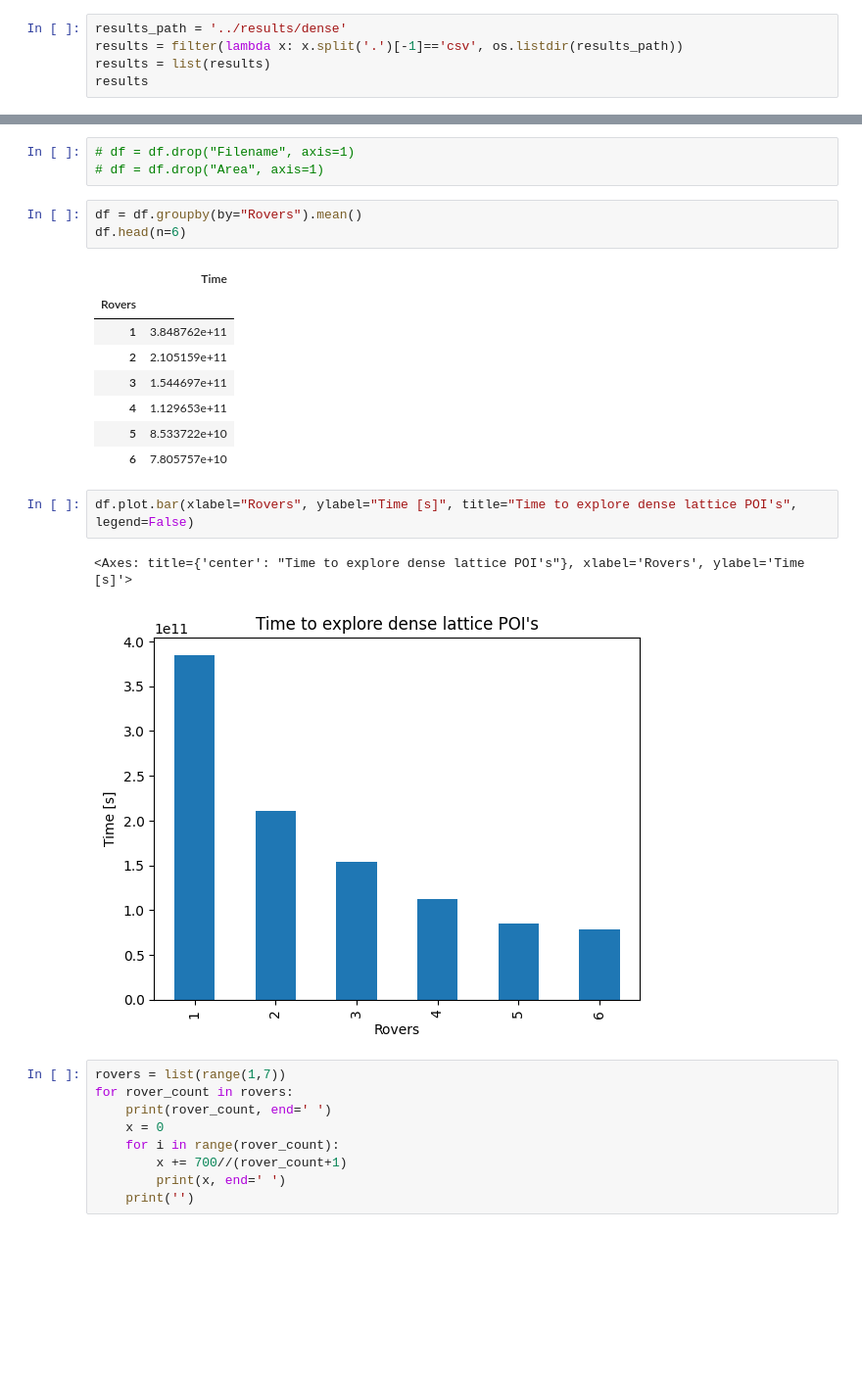
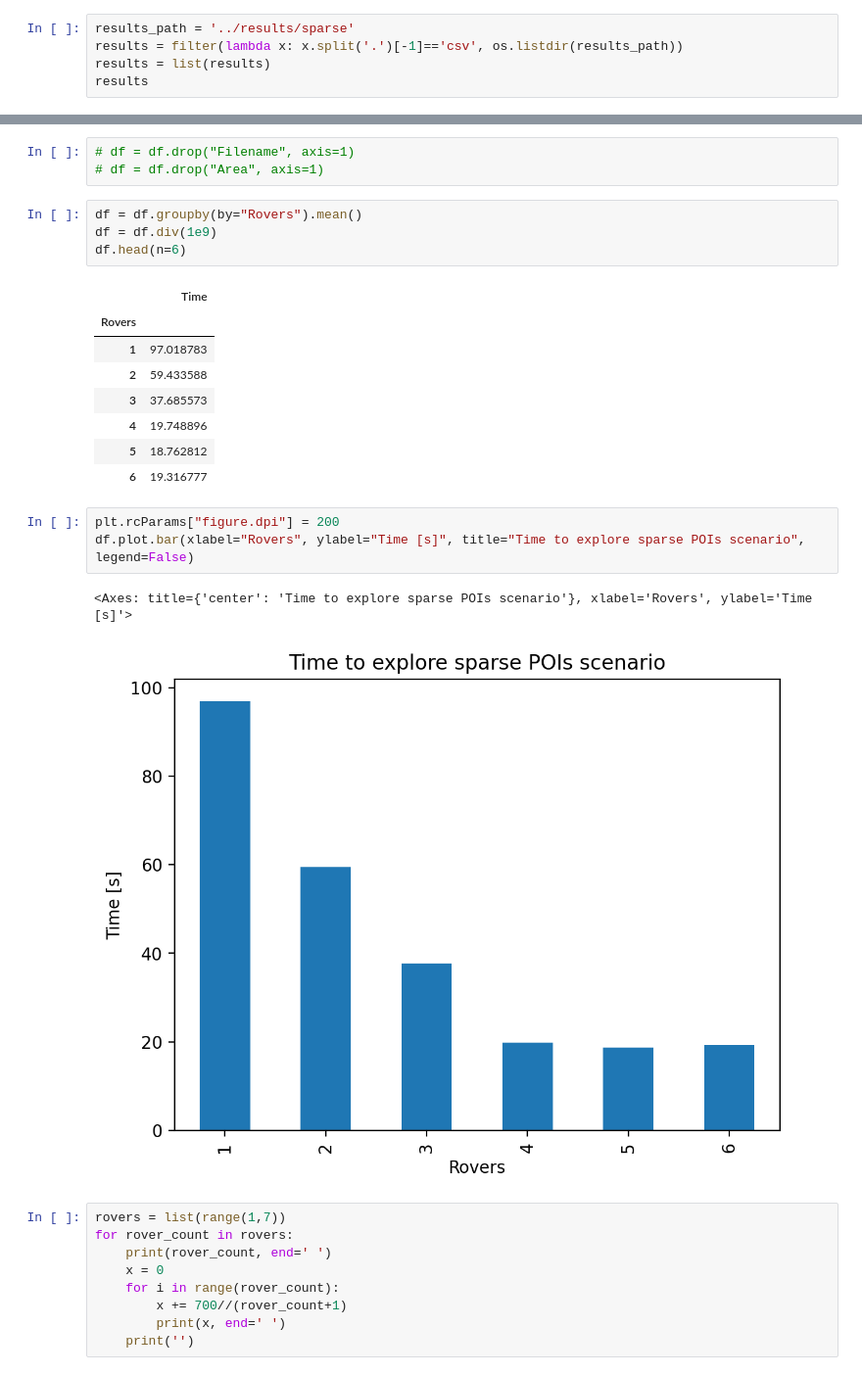
Before and after one commit to jacekdobrowolski/roverswarm, a Jupyter notebook: plots/plot.ipynb, the cells around one changed output, grey strips where cells are left out. Shown: that part at 98% size. Saved outputs shown, nothing was run; the diff lists cells and outputs as text; blank space fills up the shorter version.

Commit message:
expolored area in time

```diff
--- a/plots/plot.ipynb
+++ b/plots/plot.ipynb
@@ -3,7 +3,7 @@ import pandas as pd
 import matplotlib.pyplot as plt
 import os
 # %%
-results_path = '../results/dense'
+results_path = '../results/sparse'
 results = filter(lambda x: x.split('.')[-1]=='csv', os.listdir(results_path))
 results = list(results)
 results
@@ -52,21 +57,23 @@ df.head()
 # df = df.drop("Area", axis=1)
 # %%
 df = df.groupby(by="Rovers").mean()
+df = df.div(1e9)
 df.head(n=6)
 # %% [output]
 |  | Time |
 | Rovers |  |
-| 1 | 3.848762e+11 |
-| 2 | 2.105159e+11 |
-| 3 | 1.544697e+11 |
-| 4 | 1.129653e+11 |
-| 5 | 8.533722e+10 |
-| 6 | 7.805757e+10 |
+| 1 | 97.018783 |
+| 2 | 59.433588 |
+| 3 | 37.685573 |
+| 4 | 19.748896 |
+| 5 | 18.762812 |
+| 6 | 19.316777 |
 # %%
-df.plot.bar(xlabel="Rovers", ylabel="Time [s]", title="Time to explore dense lattice POI's", legend=False)
+plt.rcParams["figure.dpi"] = 200
+df.plot.bar(xlabel="Rovers", ylabel="Time [s]", title="Time to explore sparse POIs scenario", legend=False)
 # %% [output]
-<Axes: title={'center': "Time to explore dense lattice POI's"}, xlabel='Rovers', ylabel='Time [s]'>
+<Axes: title={'center': 'Time to explore sparse POIs scenario'}, xlabel='Rovers', ylabel='Time [s]'>
-[figure, old version]
+[figure, new version]
 # %%
 rovers = list(range(1,7))
 for rover_count in rovers:
```
Also changed, not shown: parts of 8 cells of this notebook, 20 other files.
